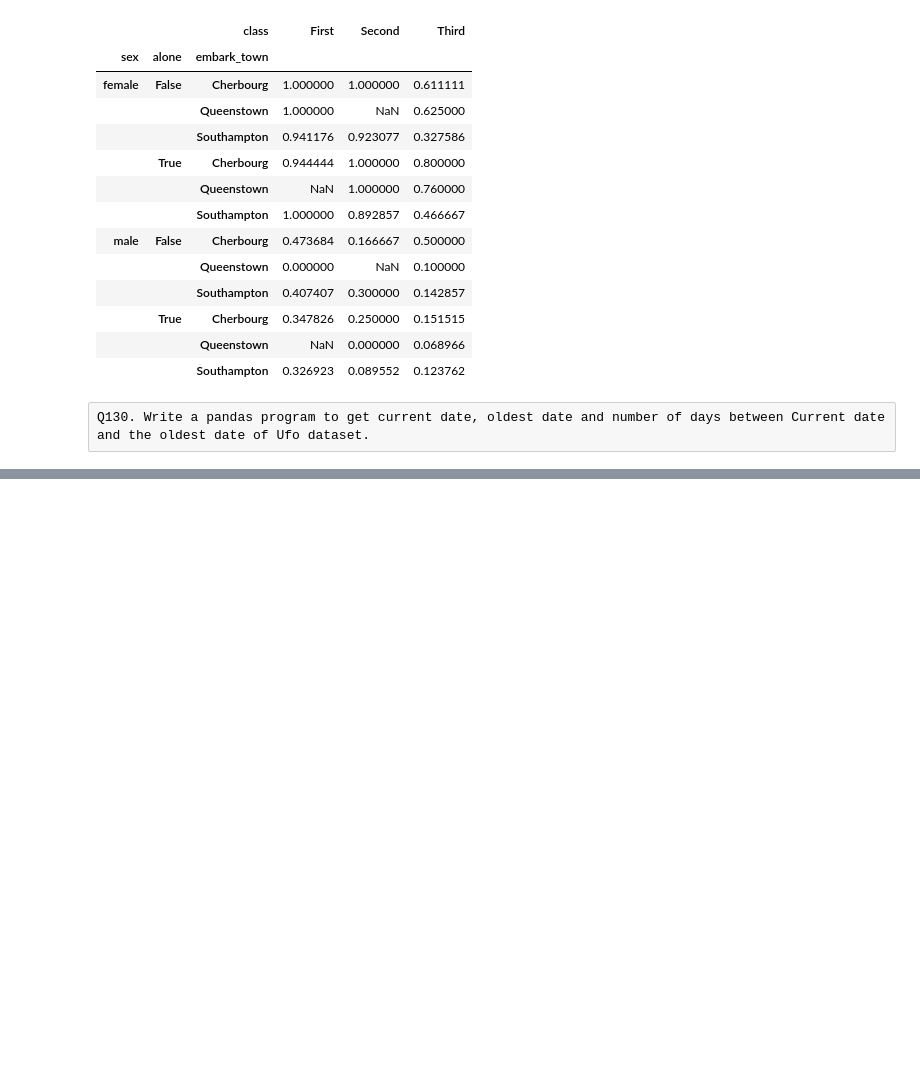
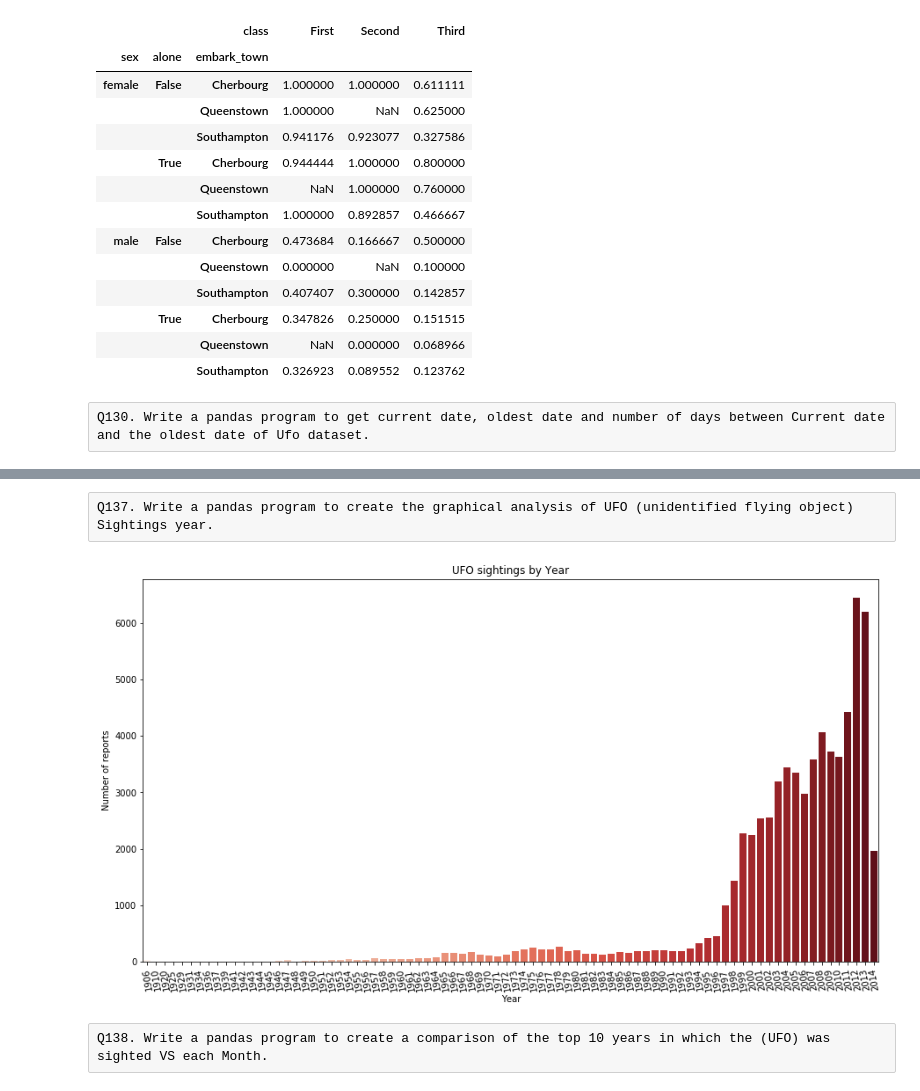
Before and after one commit to naveenkumardb/Python-Programming-Excercises, a Jupyter notebook: Python Subjective Programming Excercises.ipynb, the cells around one changed output, grey strips where cells are left out. Cells and saved outputs as stored; diff of their text form; code cells hidden in the pictures; blank space fills up the shorter version.

Commit message:
added more pandas exercises

```diff
--- a/Python Subjective Programming Excercises.ipynb
+++ b/Python Subjective Programming Excercises.ipynb
@@ -2624,0 +2808,23 @@ ValueError: year 39369 is out of range
+# %% [raw]
+Q137. Write a pandas program to create the graphical analysis of UFO (unidentified flying object) Sightings year.
+# %%
+import pandas as pd
+import seaborn as sns
+import matplotlib.pyplot as plt
+df=pd.read_csv(r'E:\Git\Python-Programming-Excercises\datasets\ufo_sighting_data_dateformatted.csv')
+df['Date_time']=df['Date_time'].astype('datetime64[ns]')
+df['ufo_yr']=df['Date_time'].dt.year
+year_data=df['ufo_yr'].value_counts()
+year_index=year_data.index
+year_values=year_data.get_values()
+year_values
+plt.figure(figsize=(15,8))
+plt.xticks(rotation=100)
+plt.title("UFO sightings by Year")
+plt.xlabel("Year")
+plt.ylabel("Number of reports")
+years_plt=sns.barplot(x=year_index,y=year_values,palette='Reds')
+# %% [output]
+[figure, added]
+# %% [raw]
+Q138. Write a pandas program to create a comparison of the top 10 years in which the (UFO) was sighted VS each Month.
```
Also changed, not shown: parts of 15 cells of this notebook, 2 other files.
